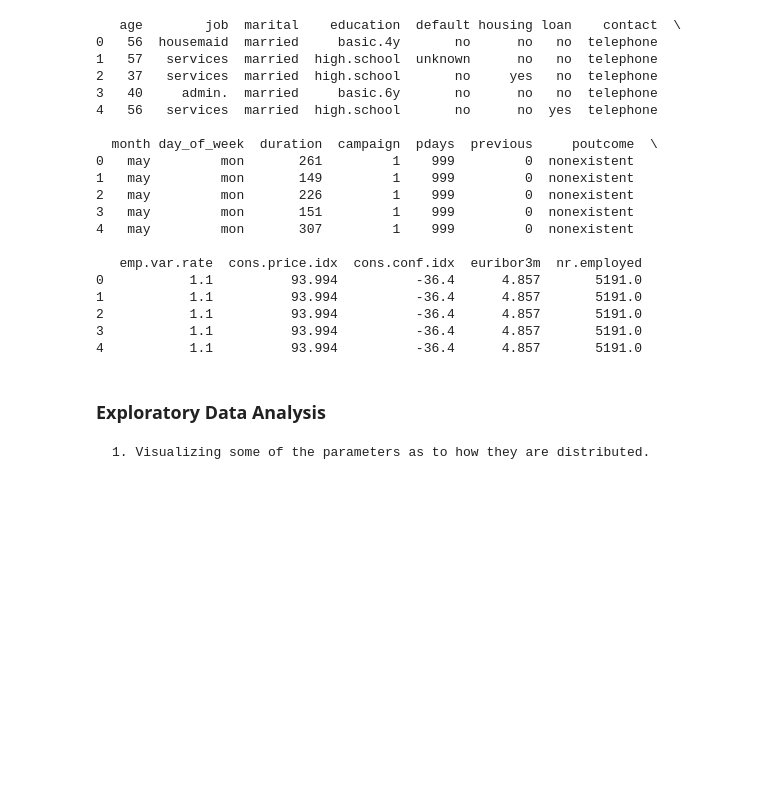
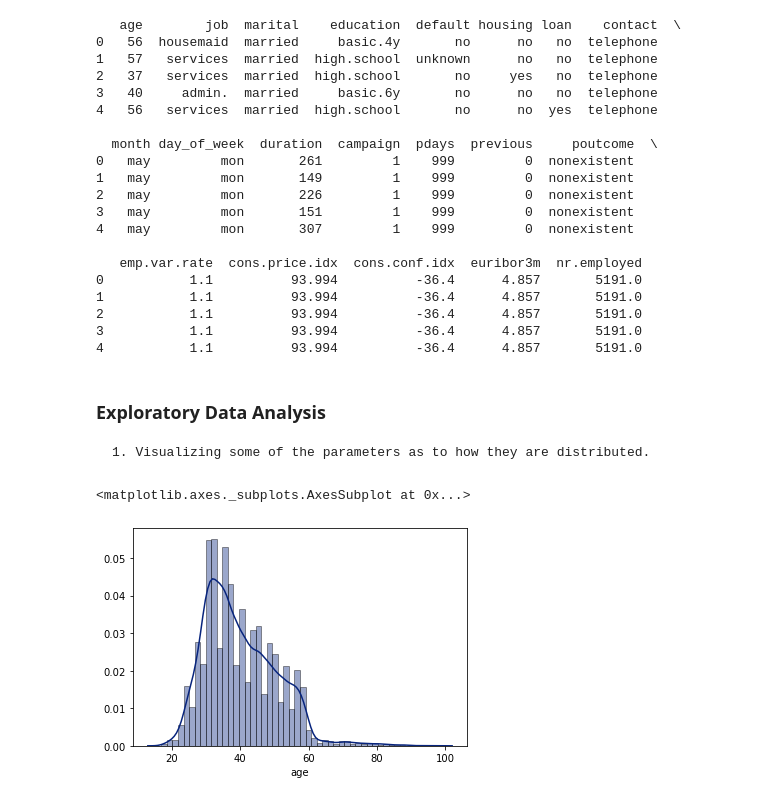
Before and after one commit to kaushik-holla/Bank-Marketing, a Jupyter notebook: Bank Marketing Analysis and Modeling.ipynb, the cells around one changed output. Cells and saved outputs as stored; diff of their text form; code cells hidden in the pictures; blank space fills up the shorter version.

```diff
--- a/Bank Marketing Analysis and Modeling.ipynb
+++ b/Bank Marketing Analysis and Modeling.ipynb
@@ -95,0 +94,6 @@ sns.
+# %%
+# Visaulizing age in the dataset
+sns.distplot(df['age'], hist = True, color = "#07247D", hist_kws = {'edgecolor':'black'})
+# %% [output]
+<matplotlib.axes._subplots.AxesSubplot at 0x...>
+[figure, added]
```
Also changed, not shown: parts of 5 cells of this notebook.
